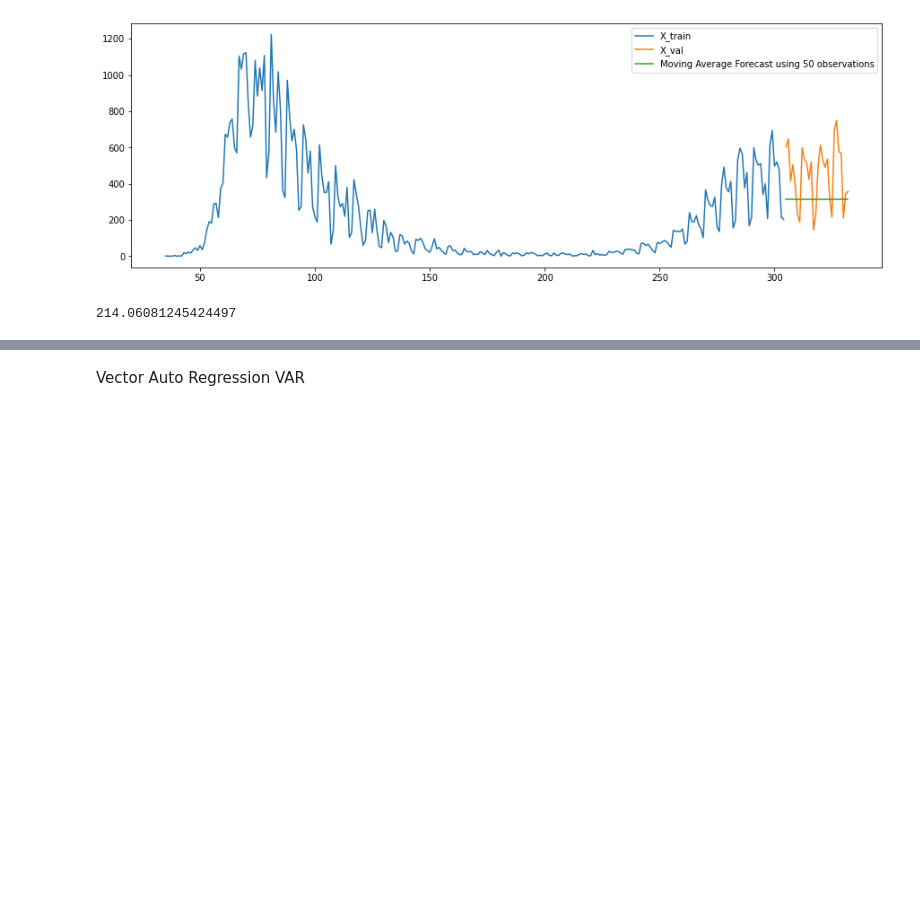
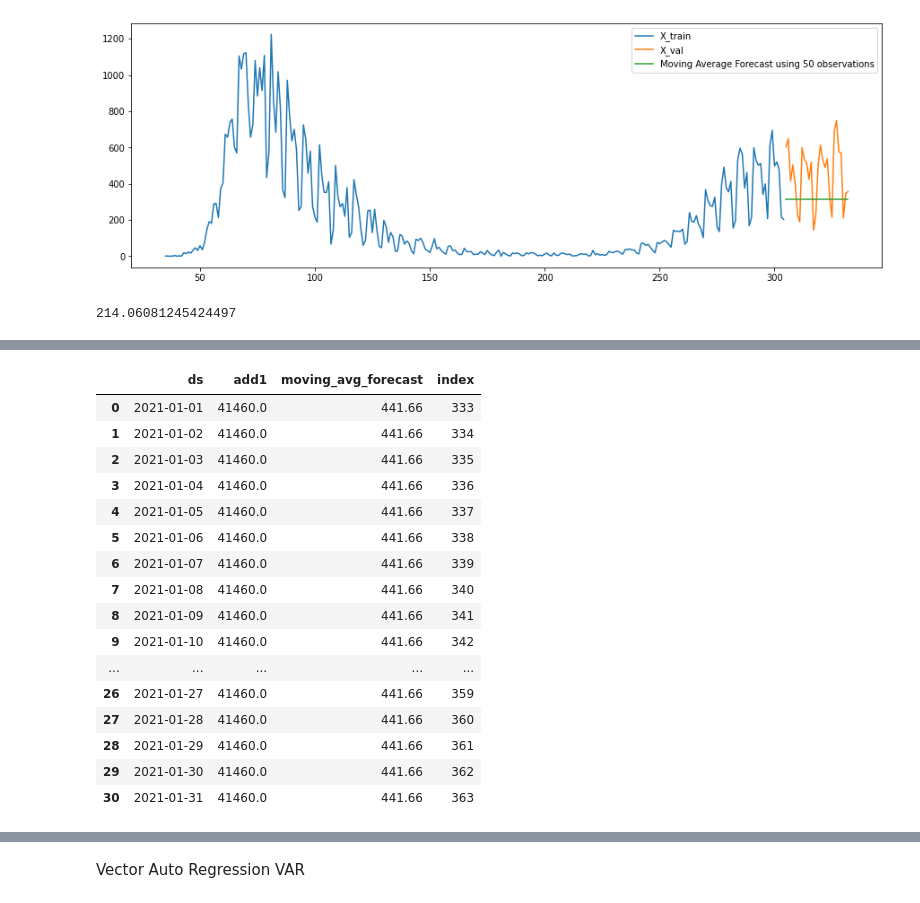
Before and after one commit to TracyRenee61/COV19, a Jupyter notebook: COV19_UK_multivariate_new_deaths.ipynb, the cells around one changed output, grey strips where cells are left out. Cells and saved outputs as stored; diff of their text form; code cells hidden in the pictures; blank space fills up the shorter version.

```diff
--- a/COV19_UK_multivariate_new_deaths.ipynb
+++ b/COV19_UK_multivariate_new_deaths.ipynb
@@ -462,0 +553,21 @@ print(rms)
+# %%
+y_hat_avg['index'] = list_num
+y_hat_avg
+# %% [output]
+|  | ds | add1 | moving_avg_forecast | index |
+| 0 | 2021-01-01 | 41460.0 | 441.66 | 333 |
+| 1 | 2021-01-02 | 41460.0 | 441.66 | 334 |
+| 2 | 2021-01-03 | 41460.0 | 441.66 | 335 |
+| 3 | 2021-01-04 | 41460.0 | 441.66 | 336 |
+| 4 | 2021-01-05 | 41460.0 | 441.66 | 337 |
+| 5 | 2021-01-06 | 41460.0 | 441.66 | 338 |
+| 6 | 2021-01-07 | 41460.0 | 441.66 | 339 |
+| 7 | 2021-01-08 | 41460.0 | 441.66 | 340 |
+| 8 | 2021-01-09 | 41460.0 | 441.66 | 341 |
+| 9 | 2021-01-10 | 41460.0 | 441.66 | 342 |
+| ... | ... | ... | ... | ... |
+| 26 | 2021-01-27 | 41460.0 | 441.66 | 359 |
+| 27 | 2021-01-28 | 41460.0 | 441.66 | 360 |
+| 28 | 2021-01-29 | 41460.0 | 441.66 | 361 |
+| 29 | 2021-01-30 | 41460.0 | 441.66 | 362 |
+| 30 | 2021-01-31 | 41460.0 | 441.66 | 363 |
```
Also changed, not shown: parts of 19 cells of this notebook.
